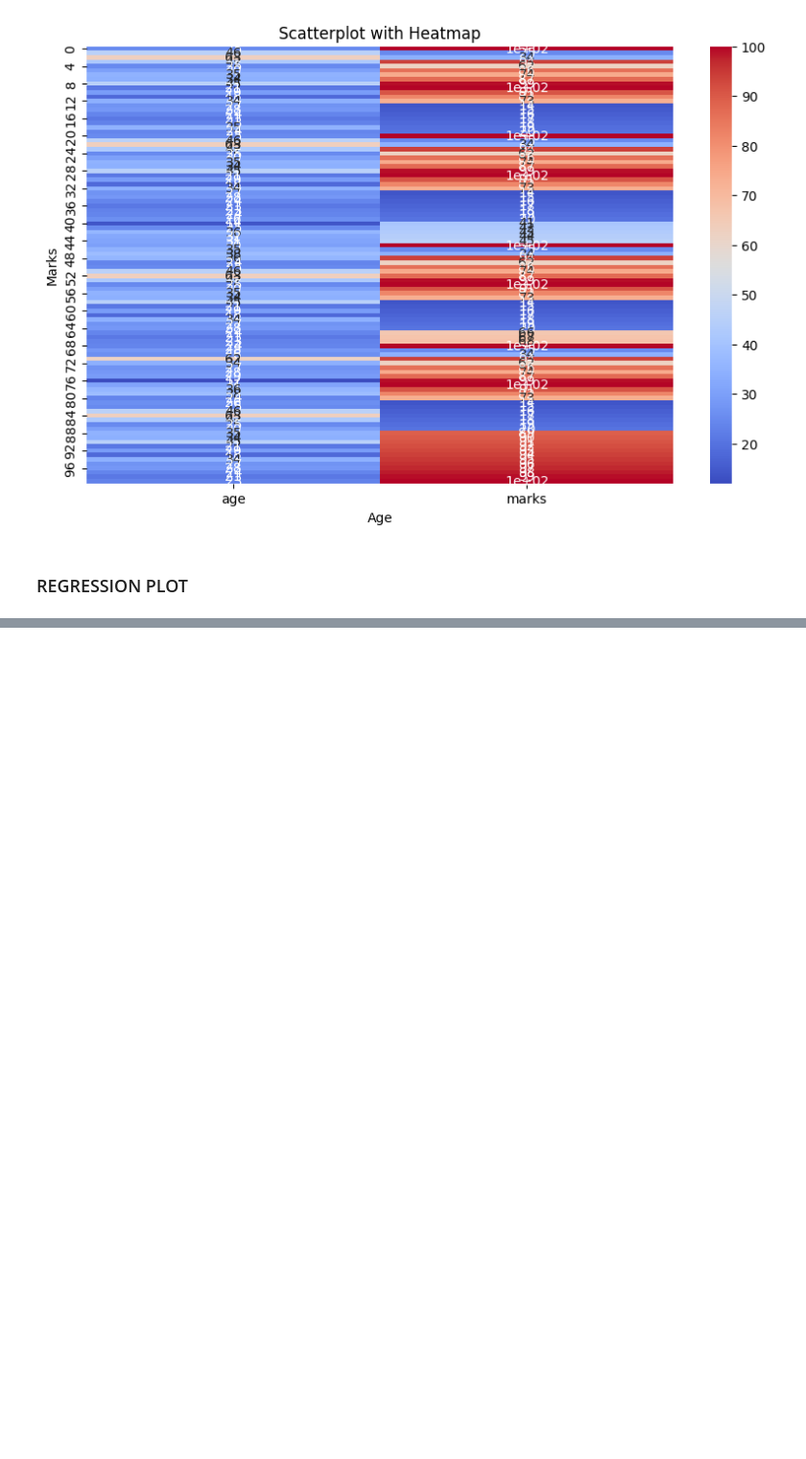
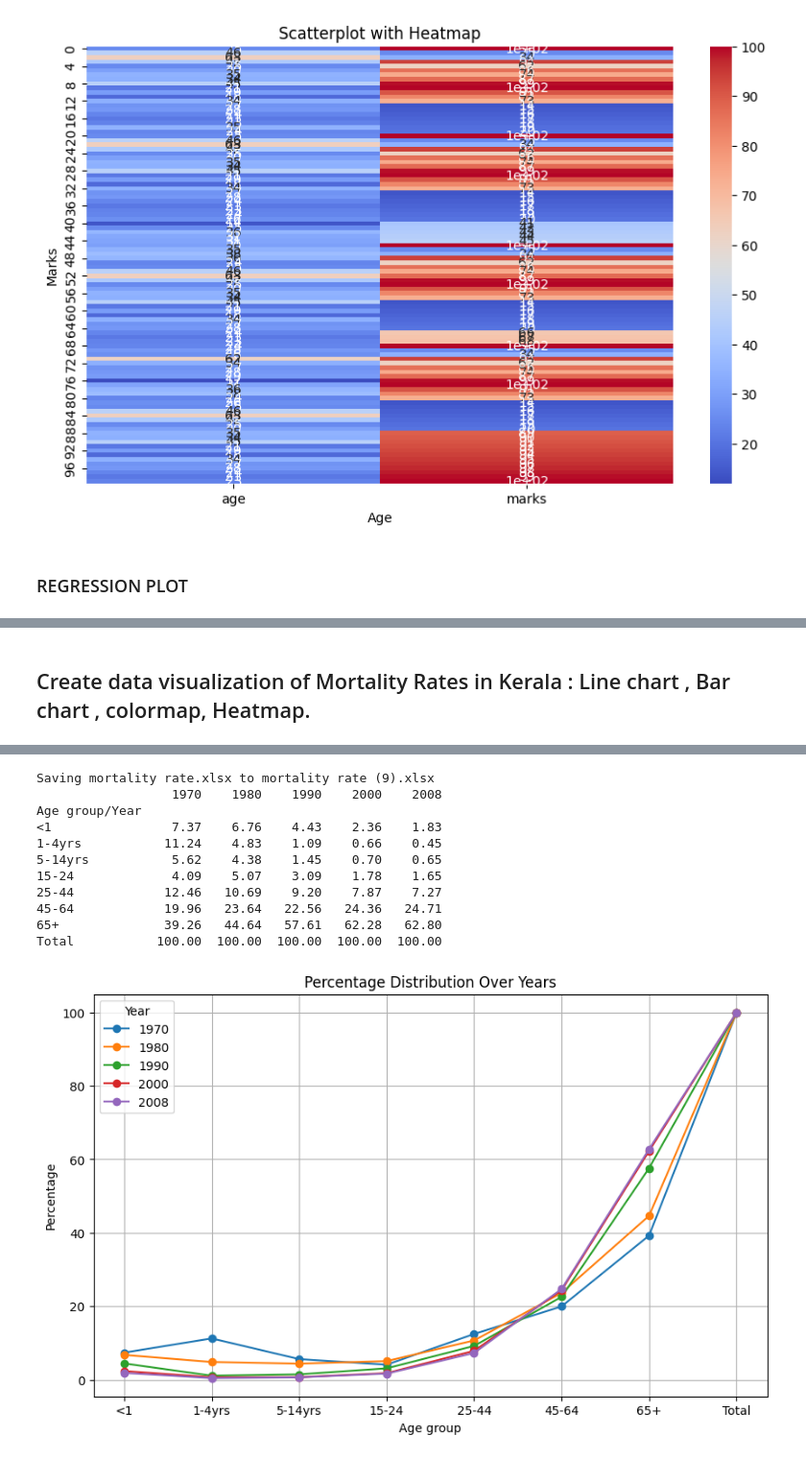
Before and after one commit to NeerajaJayanthy/Data-Visualisation-using-python, a Jupyter notebook: module_1.ipynb, the cells around one changed output, grey strips where cells are left out. Shown at 96% size. Drawn from its saved outputs; the diff is of its cells as text; code cells hidden in the pictures; blank space fills up the shorter version.

```diff
--- a/module_1.ipynb
+++ b/module_1.ipynb
@@ -476,0 +564,51 @@ R^2: 1.00
+# %% [markdown]
+## Create data visualization of  Mortality Rates in Kerala : Line chart , Bar chart , colormap, Heatmap.
+# %%
+!pip install openpyxl
+import pandas as pd
+import matplotlib.pyplot as plt
+import seaborn as sns
+from google.colab import files
+
+# Upload file
+uploaded = files.upload()
+
+# Load data
+rate = pd.read_excel(uploaded[list(uploaded.keys())[0]], index_col=0)
+print(rate)
+
+# Line Plot
+plt.figure(figsize=(10, 6))
+for col in rate.columns:
+    plt.plot(rate.index, rate[col], marker='o', label=col)
+plt.title('Percentage Distribution Over Years')
+plt.xlabel('Age group')
+plt.ylabel('Percentage')
+plt.legend(title='Year')
+plt.grid(True)
+plt.show()
+
+# Bar Plot
+rate.plot(kind='bar', figsize=(10, 6), colormap='viridis')
+plt.title('Stacked Bar Plot of Age Group Percentage Distribution Over Years')
+plt.xlabel('Age group')
+plt.ylabel('Percentage')
+plt.legend(title='Year')
+plt.show()
+
+# Heatmap (Transpose the DataFrame for better representation)
+plt.figure(figsize=(8, 6))
+sns.heatmap(rate.T, annot=True, cmap='coolwarm', linewidths=0.5)
+plt.title('Heatmap of Age Group Percentage Distribution Over Years')
+plt.xlabel('Age group')
+plt.ylabel('Year')
+plt.show()
+
+# Colormap (also transposed for readability)
+plt.figure(figsize=(8, 6))
+sns.heatmap(rate.T, annot=True, cmap='Blues', cbar=True)
+plt.title('Colormap of Age Group Percentage Distribution Over Years')
+plt.xlabel('Age group')
+plt.ylabel('Year')
+plt.show()
+# %% [output]
@@ -476,0 +618,12 @@ R^2: 1.00
+Saving mortality rate.xlsx to mortality rate (9).xlsx
+                  1970    1980    1990    2000    2008
+Age group/Year
+<1                7.37    6.76    4.43    2.36    1.83
+1-4yrs           11.24    4.83    1.09    0.66    0.45
+5-14yrs           5.62    4.38    1.45    0.70    0.65
+15-24             4.09    5.07    3.09    1.78    1.65
+25-44            12.46   10.69    9.20    7.87    7.27
+45-64            19.96   23.64   22.56   24.36   24.71
+65+              39.26   44.64   57.61   62.28   62.80
+Total           100.00  100.00  100.00  100.00  100.00
+[figure, added]
```
Also changed, not shown: parts of 7 cells of this notebook.
